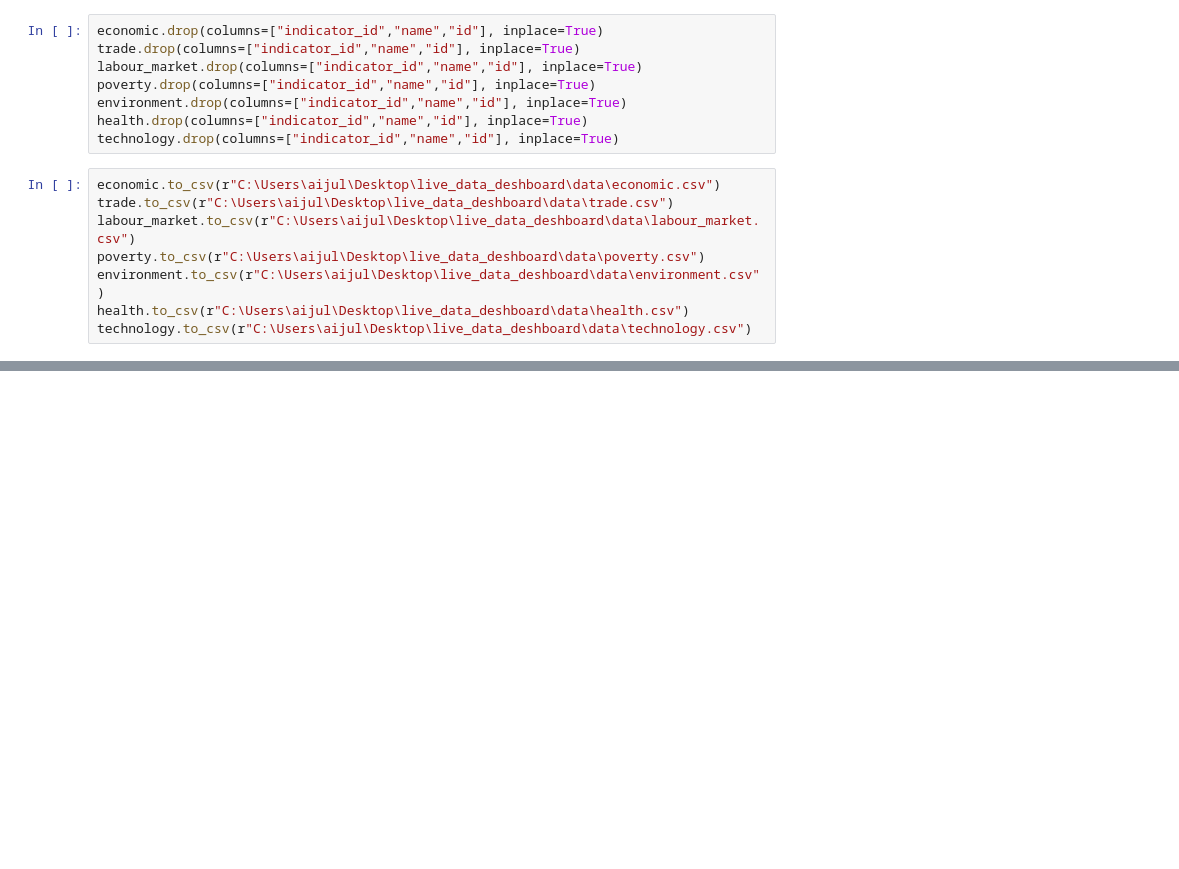
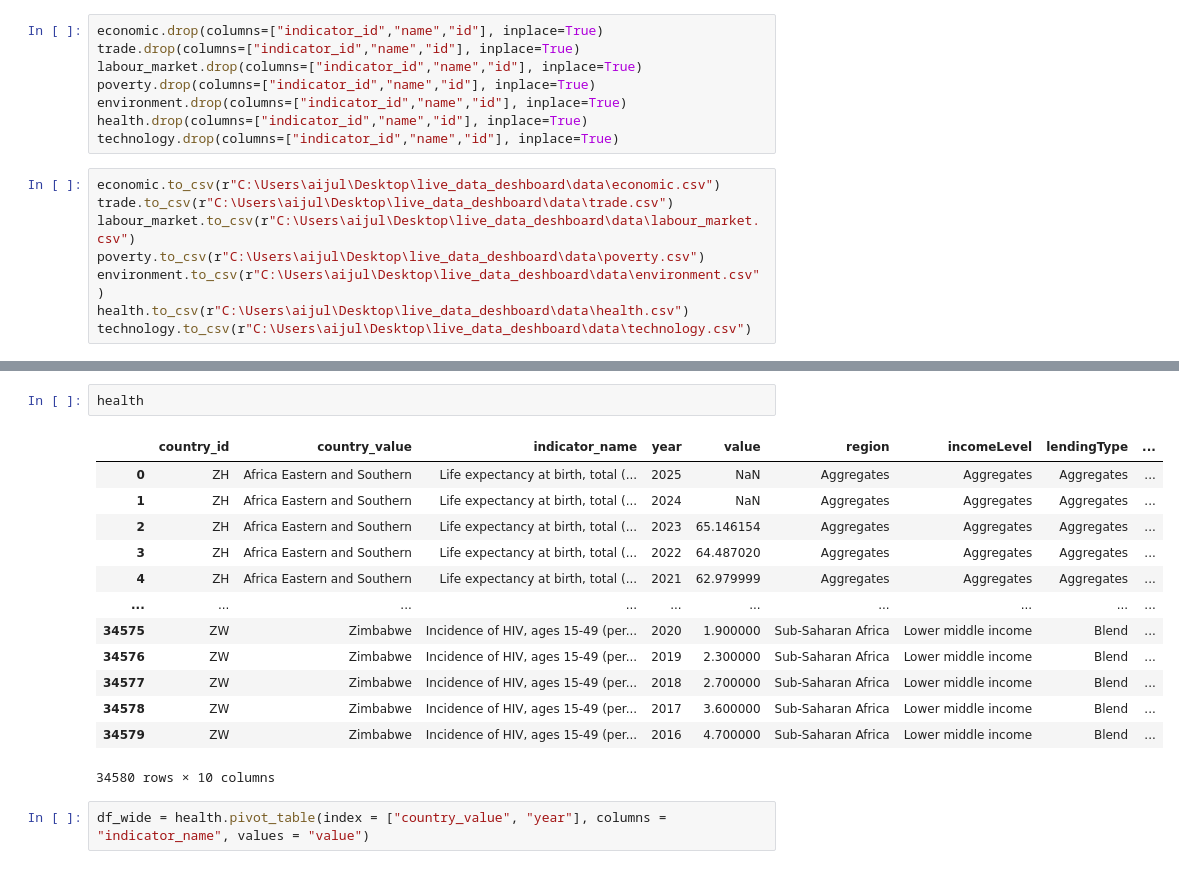
Before and after one commit to aijulhussain/Live-Data-Analytics, a Jupyter notebook: deshboard/api_data.ipynb, the cells around one changed output, grey strips where cells are left out. Drawn from its saved outputs; the diff is of its cells as text; blank space fills up the shorter version.

```diff
--- a/deshboard/api_data.ipynb
+++ b/deshboard/api_data.ipynb
@@ -504,0 +517,18 @@ technology.drop(columns=["indicator_id","name","id"], inplace=True)
+# %%
+health
+# %% [output]
+|  | country_id | country_value | indicator_name | year | value | region | incomeLevel | lendingType | ... |
+| 0 | ZH | Africa Eastern and Southern | Life expectancy at birth, total (... | 2025 | NaN | Aggregates | Aggregates | Aggregates | ... |
+| 1 | ZH | Africa Eastern and Southern | Life expectancy at birth, total (... | 2024 | NaN | Aggregates | Aggregates | Aggregates | ... |
+| 2 | ZH | Africa Eastern and Southern | Life expectancy at birth, total (... | 2023 | 65.146154 | Aggregates | Aggregates | Aggregates | ... |
+| 3 | ZH | Africa Eastern and Southern | Life expectancy at birth, total (... | 2022 | 64.487020 | Aggregates | Aggregates | Aggregates | ... |
+| 4 | ZH | Africa Eastern and Southern | Life expectancy at birth, total (... | 2021 | 62.979999 | Aggregates | Aggregates | Aggregates | ... |
+| ... | ... | ... | ... | ... | ... | ... | ... | ... | ... |
+| 34575 | ZW | Zimbabwe | Incidence of HIV, ages 15-49 (per... | 2020 | 1.900000 | Sub-Saharan Africa | Lower middle income | Blend | ... |
+| 34576 | ZW | Zimbabwe | Incidence of HIV, ages 15-49 (per... | 2019 | 2.300000 | Sub-Saharan Africa | Lower middle income | Blend | ... |
+| 34577 | ZW | Zimbabwe | Incidence of HIV, ages 15-49 (per... | 2018 | 2.700000 | Sub-Saharan Africa | Lower middle income | Blend | ... |
+| 34578 | ZW | Zimbabwe | Incidence of HIV, ages 15-49 (per... | 2017 | 3.600000 | Sub-Saharan Africa | Lower middle income | Blend | ... |
+| 34579 | ZW | Zimbabwe | Incidence of HIV, ages 15-49 (per... | 2016 | 4.700000 | Sub-Saharan Africa | Lower middle income | Blend | ... |
+34580 rows × 10 columns
+# %%
+df_wide = health.pivot_table(index = ["country_value", "year"], columns = "indicator_name", values = "value")
```
Also changed, not shown: parts of 5 cells of this notebook, 3 other files.
